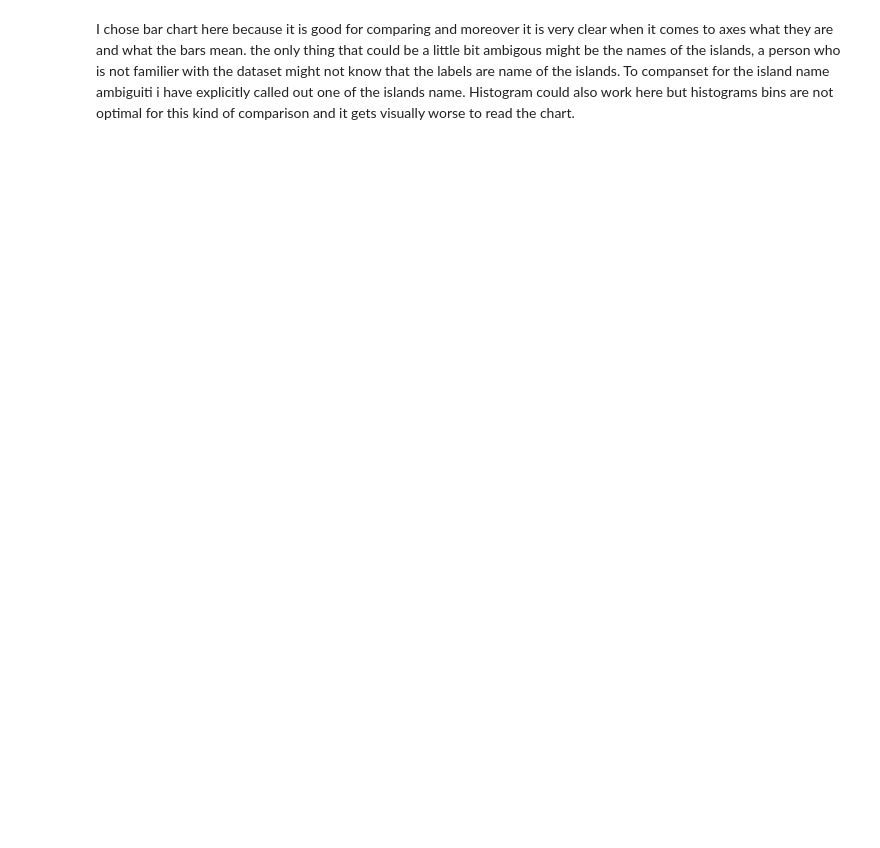
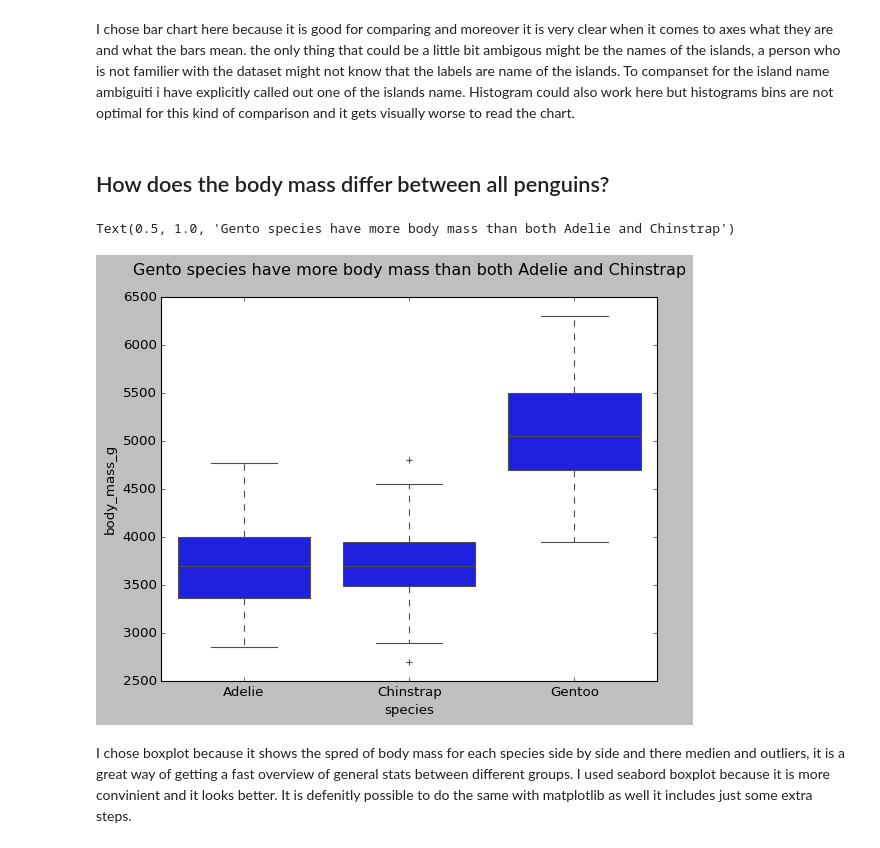
Before and after one commit to amirhamza247/kk1-amir-jafari, a Jupyter notebook: notebook.ipynb, the cells around one changed output. Saved outputs shown, nothing was run; the diff lists cells and outputs as text; code cells hidden in the pictures; blank space fills up the shorter version.

```diff
--- a/notebook.ipynb
+++ b/notebook.ipynb
@@ -216,2 +216,19 @@ bars[0].set_color("red")
 # %% [markdown]
 I chose bar chart here because it is good for comparing and moreover it is very clear when it comes to axes what they are and what the bars mean. the only thing that could be a little bit ambigous might be the names of the islands, a person who is not familier with the dataset might not know that the labels are name of the islands. To companset for the island name ambiguiti i have explicitly called out one of the islands name. Histogram could also work here but histograms bins are not optimal for this kind of comparison and it gets visually worse to read the chart.
+# %% [markdown]
+## How does the body mass differ between all penguins?
+# %%
+fig, ax = plt.subplots()
+
+sns.boxplot(
+  data = df_clean,
+  x="species",
+  y="body_mass_g",
+)
+
+ax.set_title("Gento species have more body mass than both Adelie and Chinstrap", pad=20)
+# %% [output]
+Text(0.5, 1.0, 'Gento species have more body mass than both Adelie and Chinstrap')
+[figure, added]
+# %% [markdown]
+I chose boxplot because it shows the spred of body mass for each species side by side and there medien and outliers, it is a great way of getting a fast overview of general stats between different groups. I used seabord boxplot because it is more convinient and it looks better. It is defenitly possible to do the same with matplotlib as well it includes just some extra steps.
```
Also changed, not shown: parts of 1 cell of this notebook.
